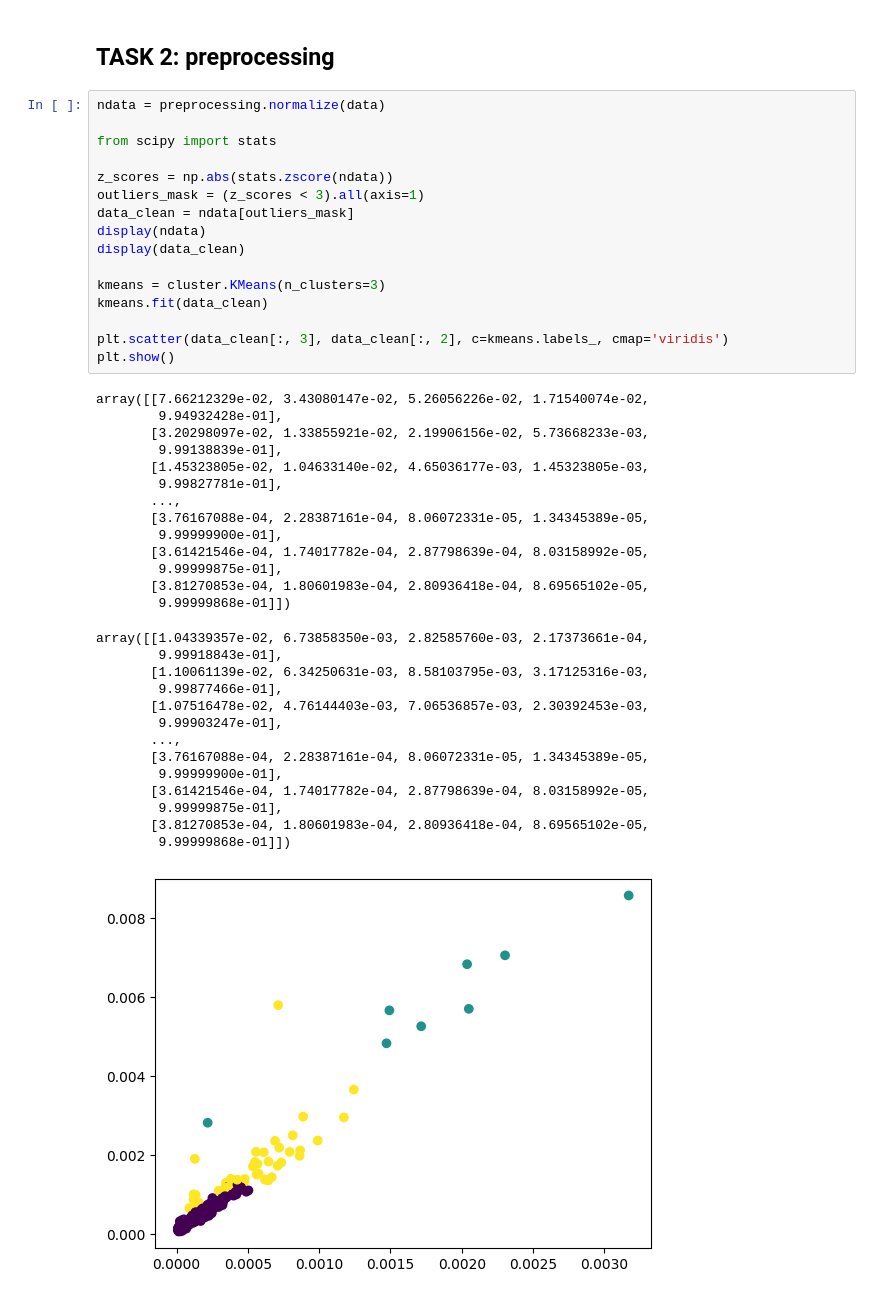
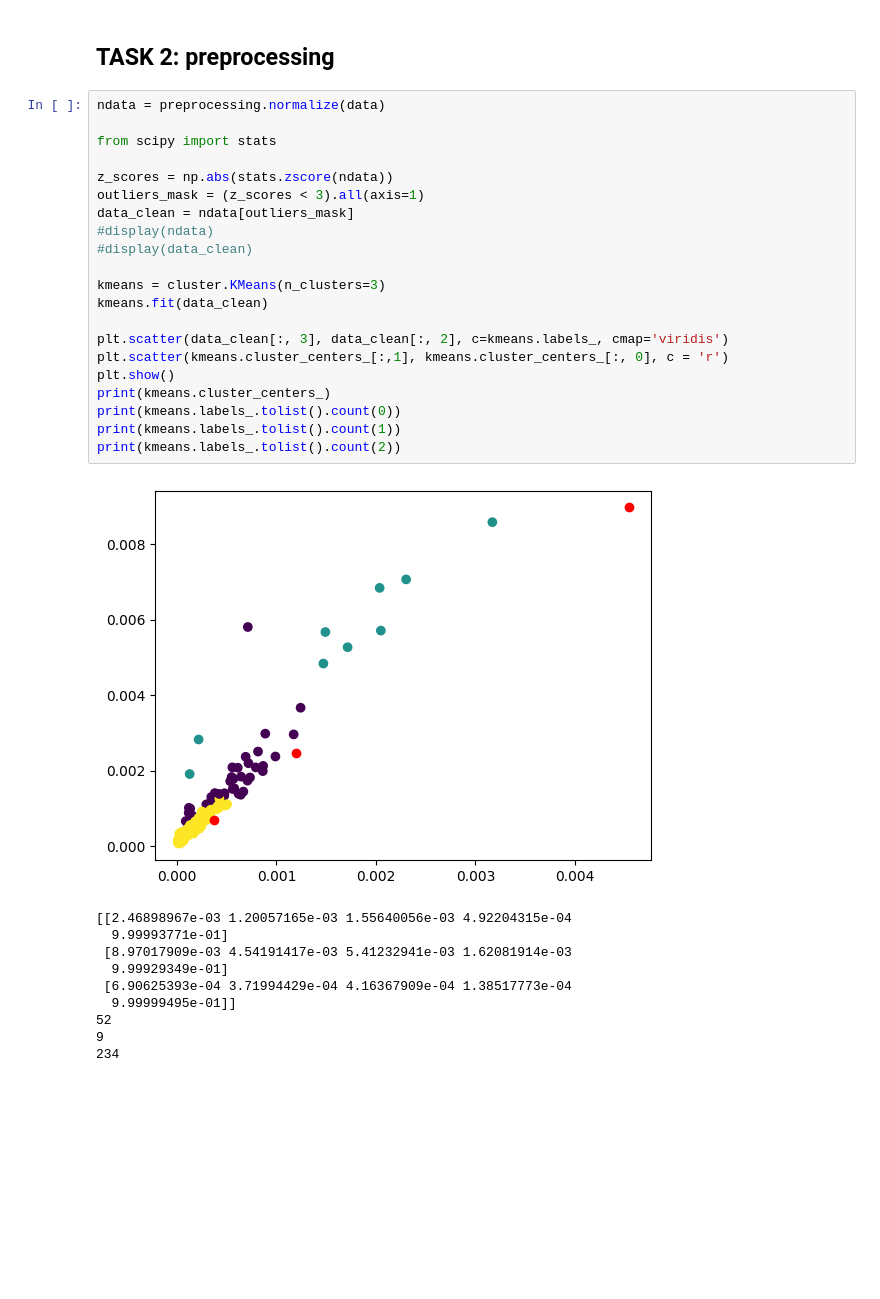
Before and after one commit to Catafal/Data-Mining-I, a Jupyter notebook: Assignement III/assignement_3.ipynb, the cells around one changed output. Saved outputs shown, nothing was run; the diff lists cells and outputs as text; blank space fills up the shorter version.

```diff
--- a/Assignement III/assignement_3.ipynb
+++ b/Assignement III/assignement_3.ipynb
@@ -71,44 +71,32 @@ They don't coincide with the previously mentioned groups
 # %%
 ndata = preprocessing.normalize(data)
 
 from scipy import stats
 
 z_scores = np.abs(stats.zscore(ndata))
 outliers_mask = (z_scores < 3).all(axis=1)
 data_clean = ndata[outliers_mask]
-display(ndata)
-display(data_clean)
+#display(ndata)
+#display(data_clean)
 
 kmeans = cluster.KMeans(n_clusters=3)
 kmeans.fit(data_clean)
 
 plt.scatter(data_clean[:, 3], data_clean[:, 2], c=kmeans.labels_, cmap='viridis')
+plt.scatter(kmeans.cluster_centers_[:,1], kmeans.cluster_centers_[:, 0], c = 'r')
 plt.show()
+print(kmeans.cluster_centers_)
+print(kmeans.labels_.tolist().count(0))
+print(kmeans.labels_.tolist().count(1))
+print(kmeans.labels_.tolist().count(2))
 # %% [output]
+[figure, new version]
-array([[7.66212329e-02, 3.43080147e-02, 5.26056226e-02, 1.71540074e-02,
-        9.94932428e-01],
-       [3.20298097e-02, 1.33855921e-02, 2.19906156e-02, 5.73668233e-03,
-        9.99138839e-01],
-       [1.45323805e-02, 1.04633140e-02, 4.65036177e-03, 1.45323805e-03,
-        9.99827781e-01],
-       ...,
-       [3.76167088e-04, 2.28387161e-04, 8.06072331e-05, 1.34345389e-05,
-        9.99999900e-01],
-       [3.61421546e-04, 1.74017782e-04, 2.87798639e-04, 8.03158992e-05,
-        9.99999875e-01],
-       [3.81270853e-04, 1.80601983e-04, 2.80936418e-04, 8.69565102e-05,
-        9.99999868e-01]])
+[[2.46898967e-03 1.20057165e-03 1.55640056e-03 4.92204315e-04
+  9.99993771e-01]
+ [8.97017909e-03 4.54191417e-03 5.41232941e-03 1.62081914e-03
+  9.99929349e-01]
+ [6.90625393e-04 3.71994429e-04 4.16367909e-04 1.38517773e-04
+  9.99999495e-01]]
+52
+9
+234
-array([[1.04339357e-02, 6.73858350e-03, 2.82585760e-03, 2.17373661e-04,
-        9.99918843e-01],
-       [1.10061139e-02, 6.34250631e-03, 8.58103795e-03, 3.17125316e-03,
-        9.99877466e-01],
-       [1.07516478e-02, 4.76144403e-03, 7.06536857e-03, 2.30392453e-03,
-        9.99903247e-01],
-       ...,
-       [3.76167088e-04, 2.28387161e-04, 8.06072331e-05, 1.34345389e-05,
-        9.99999900e-01],
-       [3.61421546e-04, 1.74017782e-04, 2.87798639e-04, 8.03158992e-05,
-        9.99999875e-01],
-       [3.81270853e-04, 1.80601983e-04, 2.80936418e-04, 8.69565102e-05,
-        9.99999868e-01]])
-[figure, old version]
```
Also changed, not shown: parts of 3 cells of this notebook.
